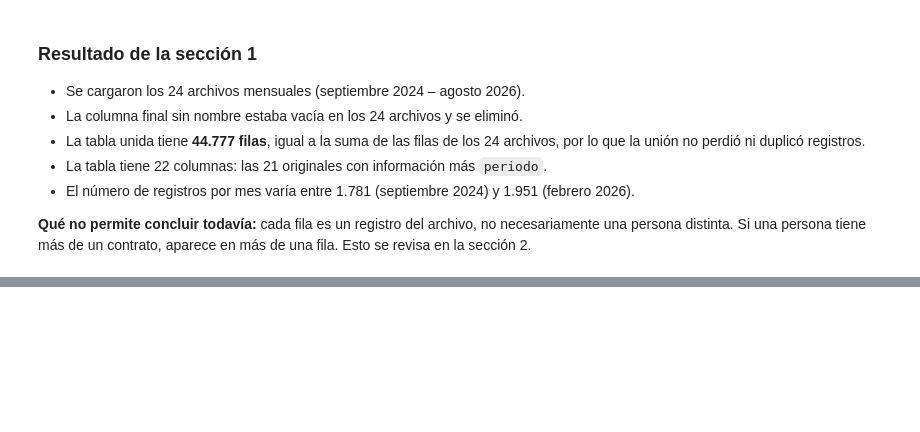
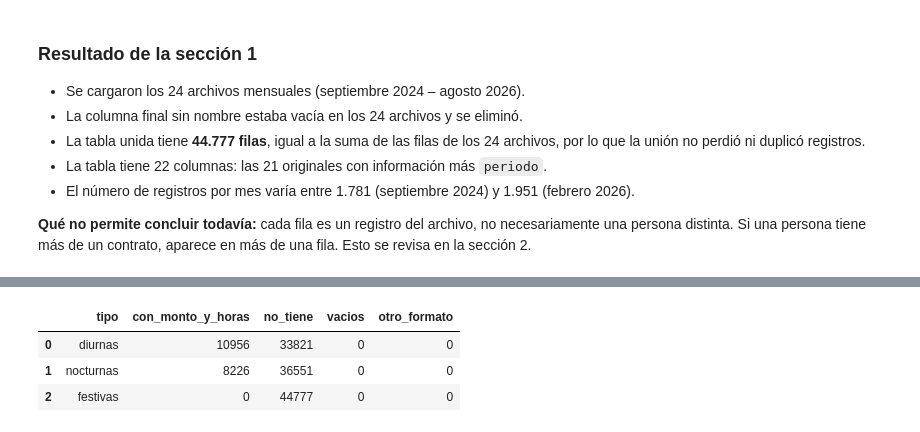
Before and after one commit to josenaxo/Proyecto-Business, a Jupyter notebook: Analysis/EDA.ipynb, the cells around one changed output, grey strips where cells are left out. Saved outputs shown, nothing was run; the diff lists cells and outputs as text; code cells hidden in the pictures; blank space fills up the shorter version.

```diff
--- a/Analysis/EDA.ipynb
+++ b/Analysis/EDA.ipynb
@@ -100,0 +170,40 @@ Columnas: 22
+# %%
+#SEPARACIÓN DE HORAS EXTRAORDINARIAS
+COLS_HHEE = {
+    "Montos y horas extraordinarias diurnas del mes(inc. en rem. bruta)": "diurnas",
+    "Montos y horas extraordinarias nocturnas del mes(inc. en rem. bruta)": "nocturnas",
+    "Montos y horas extraordinarias festivas del mes (inc. en rem. bruta)": "festivas",
+}
+
+control_hhee = []
+
+for original, tipo in COLS_HHEE.items():
+    texto = df[original].str.strip()
+    no_tiene = texto.eq("No tiene")
+
+    partes = texto.str.split(":", n=1, expand=True).reindex(columns=[0, 1]).astype("string")
+    monto = a_monto(partes[0])                   # misma función del paso 2.1
+    horas = pd.to_numeric(
+        partes[1].str.replace("hrs", "", regex=False)
+                 .str.replace(".", "", regex=False)
+                 .str.replace(",", ".", regex=False)
+                 .str.strip(),
+        errors="coerce")
+
+    df[f"monto_{tipo}"] = monto.where(~no_tiene, 0)
+    df[f"horas_{tipo}"] = horas.where(~no_tiene, 0)
+
+    control_hhee.append({
+        "tipo": tipo,
+        "con_monto_y_horas": (monto.notna() & horas.notna()).sum(),
+        "no_tiene": no_tiene.sum(),
+        "vacios": texto.isna().sum(),
+        "otro_formato": ((monto.isna() | horas.isna()) & ~no_tiene & texto.notna()).sum(),
+    })
+
+pd.DataFrame(control_hhee)
+# %% [output]
+|  | tipo | con_monto_y_horas | no_tiene | vacios | otro_formato |
+| 0 | diurnas | 10956 | 33821 | 0 | 0 |
+| 1 | nocturnas | 8226 | 36551 | 0 | 0 |
+| 2 | festivas | 0 | 44777 | 0 | 0 |
```
Also changed, not shown: parts of 15 cells of this notebook.
